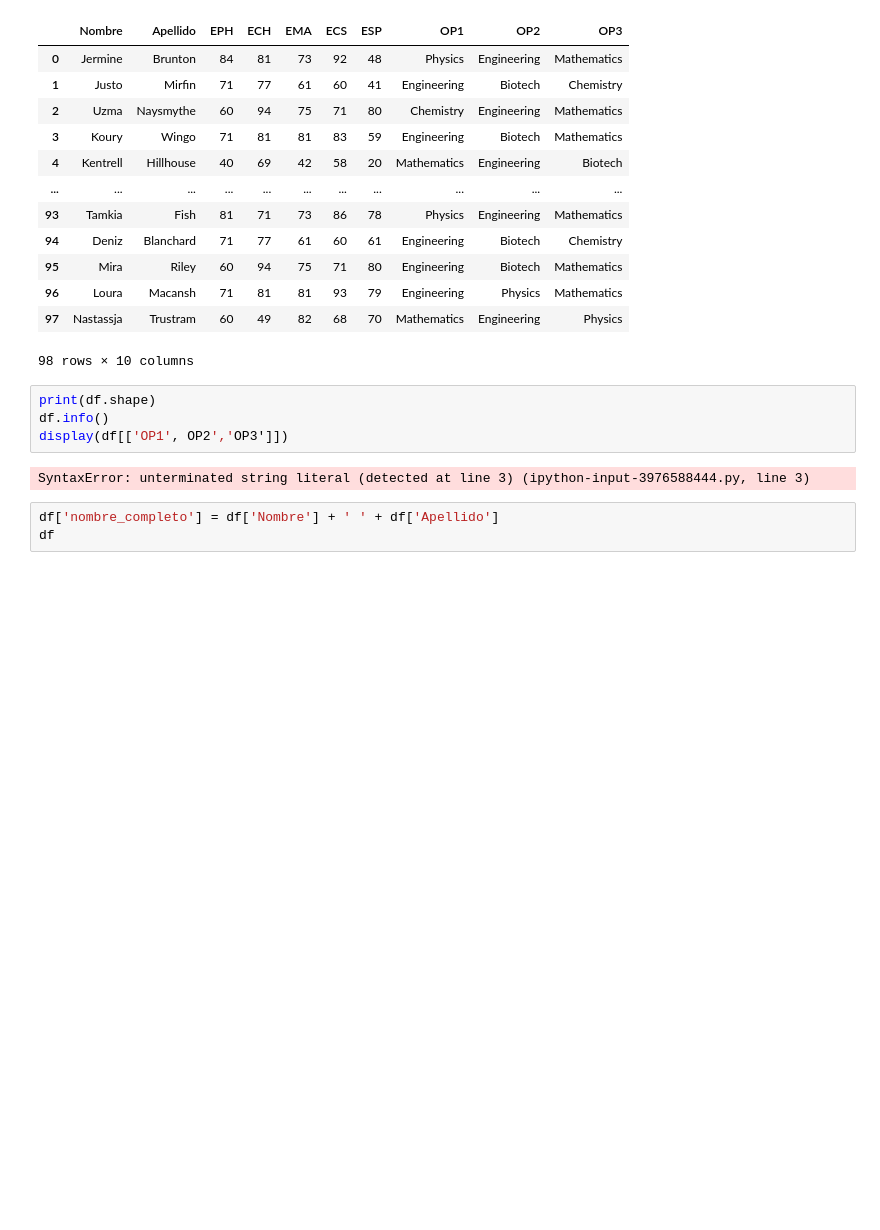
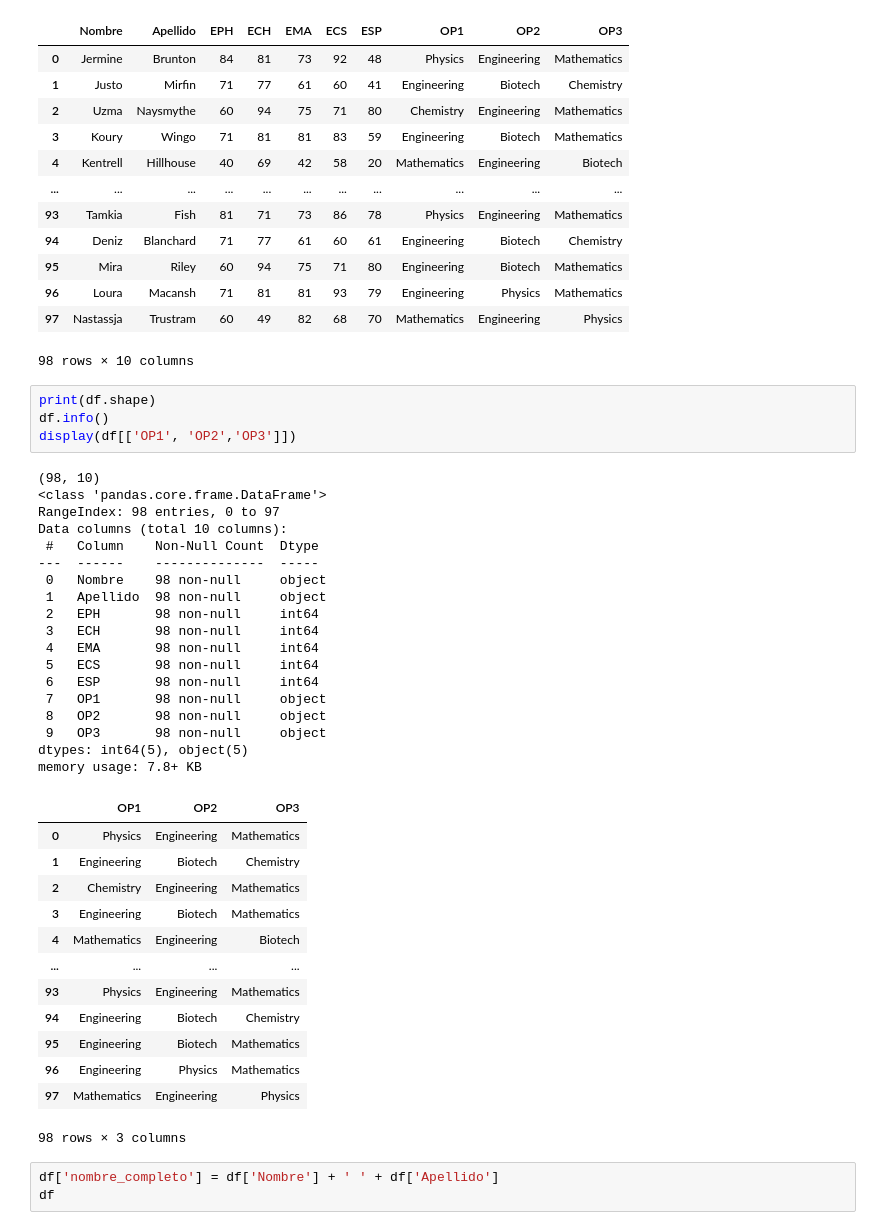
Before and after one commit to ajimenez-gh/cursophyton25, a Jupyter notebook: Copia_de_Proyecto_3_admision.ipynb, the cells around one changed output. Saved outputs shown, nothing was run; the diff lists cells and outputs as text; blank space fills up the shorter version.

```diff
--- a/Copia_de_Proyecto_3_admision.ipynb
+++ b/Copia_de_Proyecto_3_admision.ipynb
@@ -35,9 +35,39 @@ df
 # %%
 print(df.shape)
 df.info()
-display(df[['OP1', OP2','OP3']])
+display(df[['OP1', 'OP2','OP3']])
 # %% [output]
-SyntaxError: unterminated string literal (detected at line 3) (ipython-input-3976588444.py, line 3)
+(98, 10)
+<class 'pandas.core.frame.DataFrame'>
+RangeIndex: 98 entries, 0 to 97
+Data columns (total 10 columns):
+ #   Column    Non-Null Count  Dtype
+---  ------    --------------  -----
+ 0   Nombre    98 non-null     object
+ 1   Apellido  98 non-null     object
+ 2   EPH       98 non-null     int64
+ 3   ECH       98 non-null     int64
+ 4   EMA       98 non-null     int64
+ 5   ECS       98 non-null     int64
+ 6   ESP       98 non-null     int64
+ 7   OP1       98 non-null     object
+ 8   OP2       98 non-null     object
+ 9   OP3       98 non-null     object
+dtypes: int64(5), object(5)
+memory usage: 7.8+ KB
+|  | OP1 | OP2 | OP3 |
+| 0 | Physics | Engineering | Mathematics |
+| 1 | Engineering | Biotech | Chemistry |
+| 2 | Chemistry | Engineering | Mathematics |
+| 3 | Engineering | Biotech | Mathematics |
+| 4 | Mathematics | Engineering | Biotech |
+| ... | ... | ... | ... |
+| 93 | Physics | Engineering | Mathematics |
+| 94 | Engineering | Biotech | Chemistry |
+| 95 | Engineering | Biotech | Mathematics |
+| 96 | Engineering | Physics | Mathematics |
+| 97 | Mathematics | Engineering | Physics |
+98 rows × 3 columns
 # %%
 df['nombre_completo'] = df['Nombre'] + ' ' + df['Apellido']
 df
```
Also changed, not shown: parts of 3 cells of this notebook.
